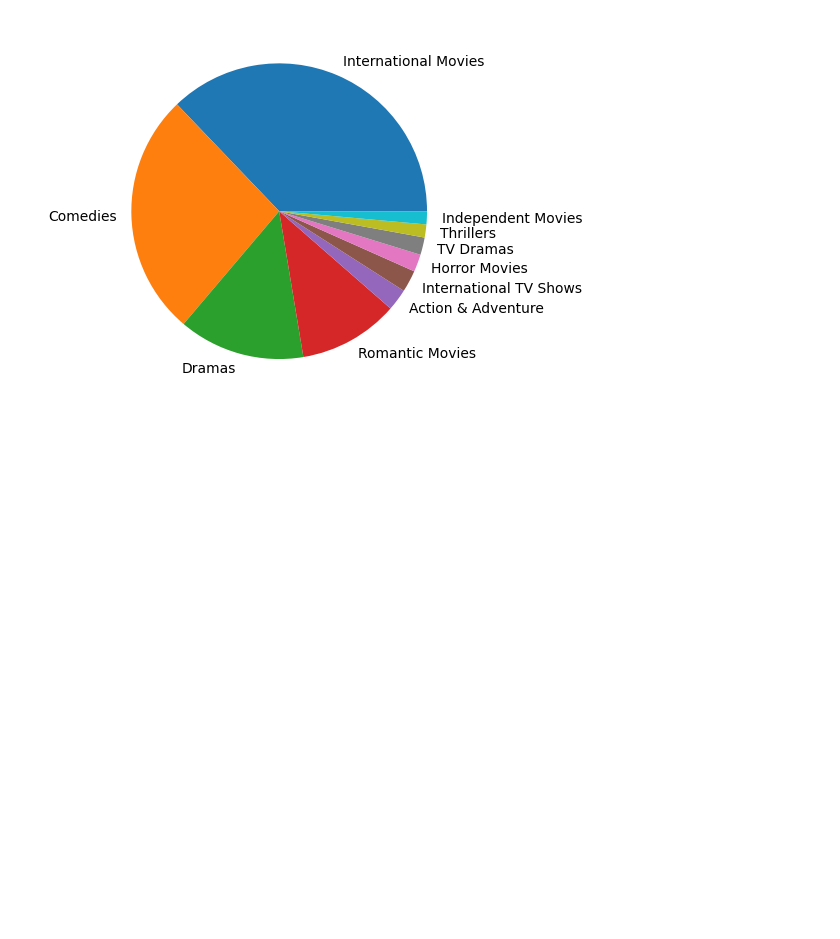
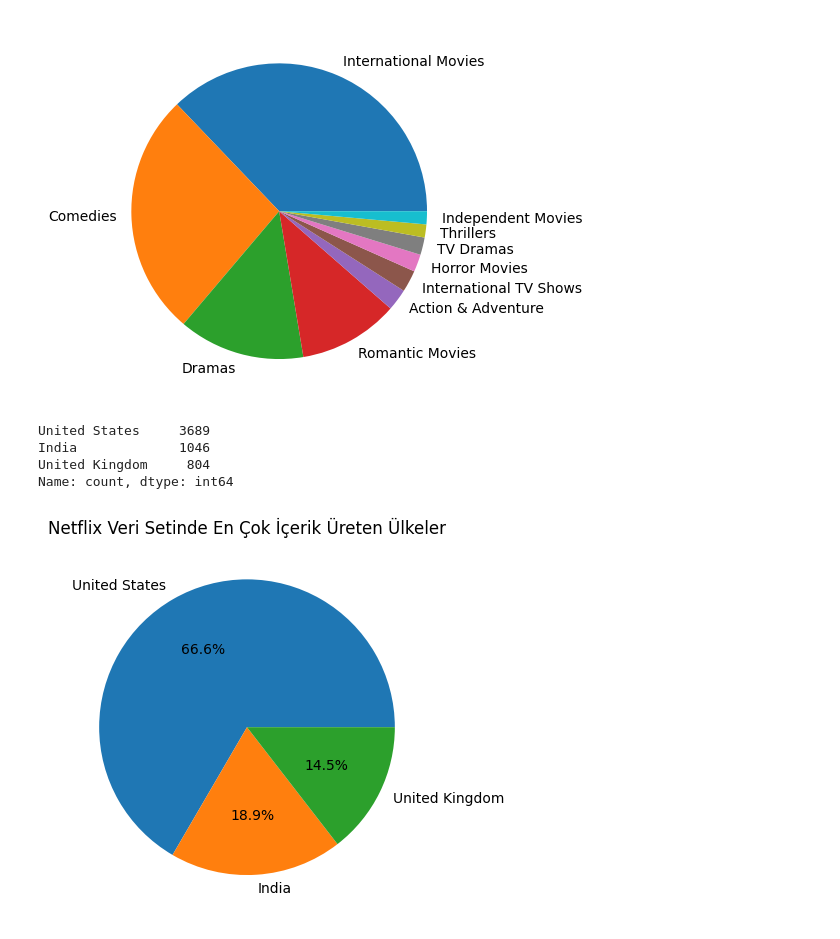
Before and after one commit to bdinlenc/YetGenCoreProje, a Jupyter notebook: proje.ipynb, the cells around one changed output. Drawn from its saved outputs; the diff is of its cells as text; code cells hidden in the pictures; blank space fills up the shorter version.

```diff
--- a/proje.ipynb
+++ b/proje.ipynb
@@ -184,3 +187,44 @@ plt.show()
 #trde en cok izlenen turlerin daire grafiği
 # %% [output]
 [figure]
+# %%
+import pandas as pd
+
+# Netflix veri setini yüklemeK
+df = pd.read_csv('netflix_titles.csv')
+
+# Ülkeleri toplu halde ayırma ve önce büyükten küçüğe sıralamaK
+top_countries = df['country'].str.split(', ', expand=True).stack().value_counts()
+
+# Toplam içerik sayısıyla sıralamaK
+top_countries = top_countries.sort_values(ascending=False).head(3)
+
+print(top_countries)
+
+
+
+import pandas as pd
+import matplotlib.pyplot as plt
+
+# Netflix veri setini yükleme
+df = pd.read_csv('netflix_titles.csv')
+
+# Ülkeleri toplu halde ayırma ve önce büyükten küçüğe sıralama
+
+top_countries = df['country'].str.split(', ', expand=True).stack().value_counts()
+
+# Toplam içerik sayısıyla sıralama
+
+top_countries = top_countries.sort_values(ascending=False).head(3)
+
+# Daire grafiği çizme
+
+plt.pie(top_countries, labels=top_countries.index, autopct='%1.1f%%')
+plt.title('Netflix Veri Setinde En Çok İçerik Üreten Ülkeler')
+plt.show()
+# %% [output]
+United States     3689
+India             1046
+United Kingdom     804
+Name: count, dtype: int64
+[figure, added]
```
Also changed, not shown: parts of 3 cells of this notebook.
